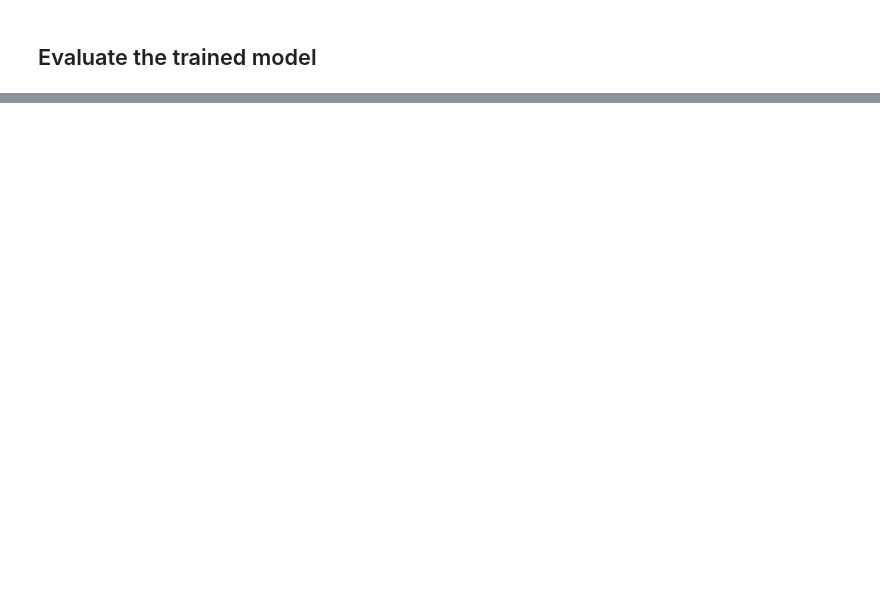
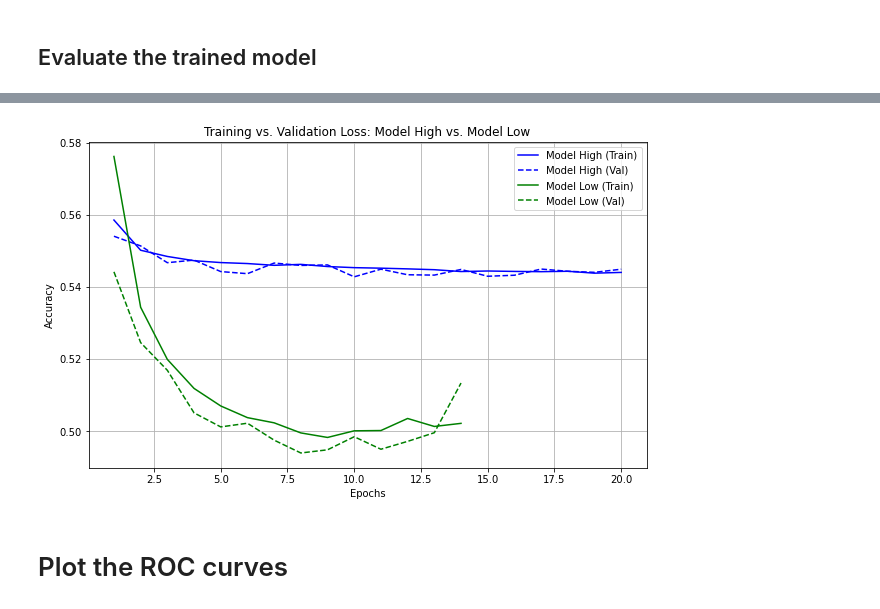
Before and after one commit to marcinwolter/MachineLearning-KISD-2025, a Jupyter notebook: HIGGS.ipynb, the cells around one changed output, grey strips where cells are left out. Saved outputs shown, nothing was run; the diff lists cells and outputs as text; code cells hidden in the pictures; blank space fills up the shorter version.

```diff
--- a/HIGGS.ipynb
+++ b/HIGGS.ipynb
@@ -222,0 +316,23 @@ Test accuracy: 0.7167533040046692
+# %%
+plt.figure(figsize=(10, 6))
+
+# Model High
+epochs_high = range(1, len(history_high.history['loss']) + 1)
+plt.plot(epochs_high, history_high.history['loss'], label='Model High (Train)', color='blue')
+plt.plot(epochs_high, history_high.history['val_loss'], label='Model High (Val)', color='blue', linestyle='--')
+
+# Model Low
+epochs_low = range(1, len(history_low.history['loss']) + 1)
+plt.plot(epochs_low, history_low.history['loss'], label='Model Low (Train)', color='green')
+plt.plot(epochs_low, history_low.history['val_loss'], label='Model Low (Val)', color='green', linestyle='--')
+
+plt.title('Training vs. Validation Loss: Model High vs. Model Low')
+plt.xlabel('Epochs')
+plt.ylabel('Accuracy')
+plt.legend()
+plt.grid(True)
+plt.show()
+# %% [output]
+[figure, added]
+# %% [markdown]
+# Plot the ROC curves
```
Also changed, not shown: parts of 36 cells of this notebook.
